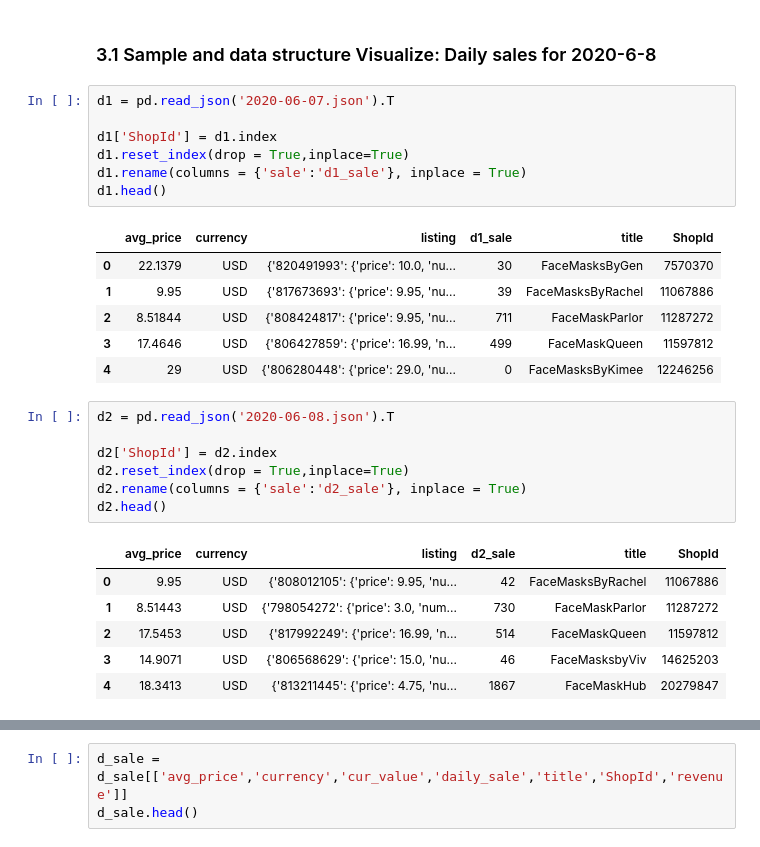
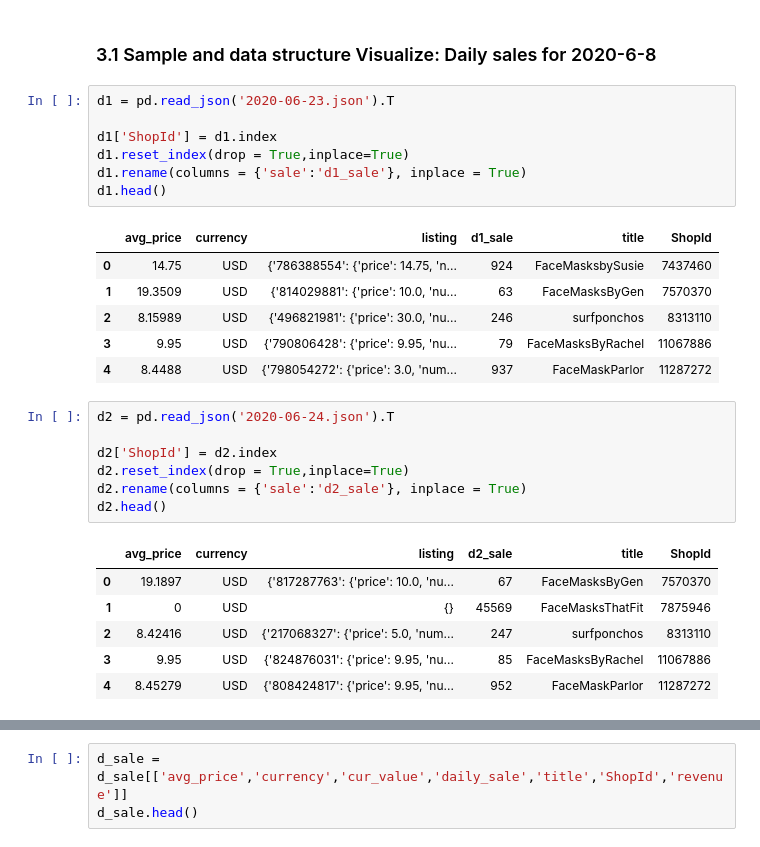
Before and after one commit to jingxiaorobin/WebScraper_3Tasks, a Jupyter notebook: code/Task3/Etsy_mask.ipynb, the cells around one changed output, grey strips where cells are left out. Cells and saved outputs as stored; diff of their text form.

```diff
--- a/code/Task3/Etsy_mask.ipynb
+++ b/code/Task3/Etsy_mask.ipynb
@@ -206,21 +206,21 @@ f.close()
 # %% [markdown]
 ### 3.1 Sample and data structure Visualize: Daily sales for 2020-6-8
 # %%
-d1 = pd.read_json('2020-06-07.json').T
+d1 = pd.read_json('2020-06-23.json').T
 
 d1['ShopId'] = d1.index
 d1.reset_index(drop = True,inplace=True)
 d1.rename(columns = {'sale':'d1_sale'}, inplace = True)
 d1.head()
 # %% [output]
 |  | avg_price | currency | listing | d1_sale | title | ShopId |
-| 0 | 22.1379 | USD | {'820491993': {'price': 10.0, 'nu... | 30 | FaceMasksByGen | 7570370 |
-| 1 | 9.95 | USD | {'817673693': {'price': 9.95, 'nu... | 39 | FaceMasksByRachel | 11067886 |
-| 2 | 8.51844 | USD | {'808424817': {'price': 9.95, 'nu... | 711 | FaceMaskParlor | 11287272 |
-| 3 | 17.4646 | USD | {'806427859': {'price': 16.99, 'n... | 499 | FaceMaskQueen | 11597812 |
-| 4 | 29 | USD | {'806280448': {'price': 29.0, 'nu... | 0 | FaceMasksByKimee | 12246256 |
+| 0 | 14.75 | USD | {'786388554': {'price': 14.75, 'n... | 924 | FaceMasksbySusie | 7437460 |
+| 1 | 19.3509 | USD | {'814029881': {'price': 10.0, 'nu... | 63 | FaceMasksByGen | 7570370 |
+| 2 | 8.15989 | USD | {'496821981': {'price': 30.0, 'nu... | 246 | surfponchos | 8313110 |
+| 3 | 9.95 | USD | {'790806428': {'price': 9.95, 'nu... | 79 | FaceMasksByRachel | 11067886 |
+| 4 | 8.4488 | USD | {'798054272': {'price': 3.0, 'num... | 937 | FaceMaskParlor | 11287272 |
 # %%
-d2 = pd.read_json('2020-06-08.json').T
+d2 = pd.read_json('2020-06-24.json').T
 
 d2['ShopId'] = d2.index
 d2.reset_index(drop = True,inplace=True)
@@ -228,11 +228,11 @@ d2.rename(columns = {'sale':'d2_sale'}, inplace = True)
 d2.head()
 # %% [output]
 |  | avg_price | currency | listing | d2_sale | title | ShopId |
-| 0 | 9.95 | USD | {'808012105': {'price': 9.95, 'nu... | 42 | FaceMasksByRachel | 11067886 |
-| 1 | 8.51443 | USD | {'798054272': {'price': 3.0, 'num... | 730 | FaceMaskParlor | 11287272 |
-| 2 | 17.5453 | USD | {'817992249': {'price': 16.99, 'n... | 514 | FaceMaskQueen | 11597812 |
-| 3 | 14.9071 | USD | {'806568629': {'price': 15.0, 'nu... | 46 | FaceMasksbyViv | 14625203 |
-| 4 | 18.3413 | USD | {'813211445': {'price': 4.75, 'nu... | 1867 | FaceMaskHub | 20279847 |
+| 0 | 19.1897 | USD | {'817287763': {'price': 10.0, 'nu... | 67 | FaceMasksByGen | 7570370 |
+| 1 | 0 | USD | {} | 45569 | FaceMasksThatFit | 7875946 |
+| 2 | 8.42416 | USD | {'217068327': {'price': 5.0, 'num... | 247 | surfponchos | 8313110 |
+| 3 | 9.95 | USD | {'824876031': {'price': 9.95, 'nu... | 85 | FaceMasksByRachel | 11067886 |
+| 4 | 8.45279 | USD | {'808424817': {'price': 9.95, 'nu... | 952 | FaceMaskParlor | 11287272 |
 # %%
 #merge two day sale
 d_sale = d2.merge(d1[['d1_sale','ShopId']],on = "ShopId",how = 'inner')
```
Also changed, not shown: parts of 6 cells of this notebook, 2 other files.
